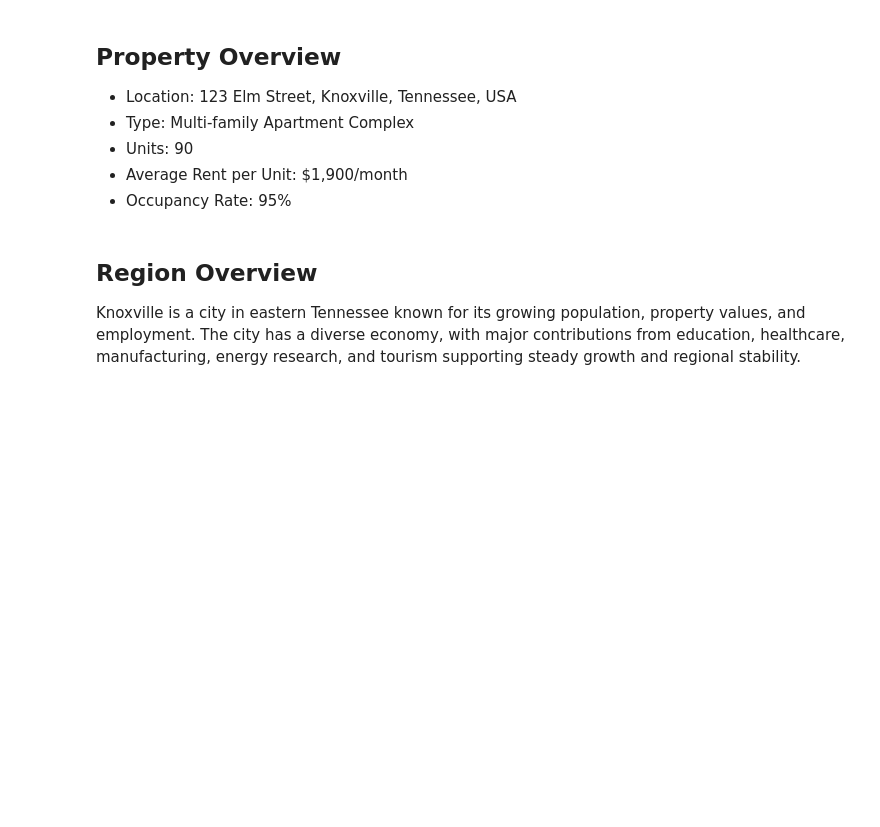
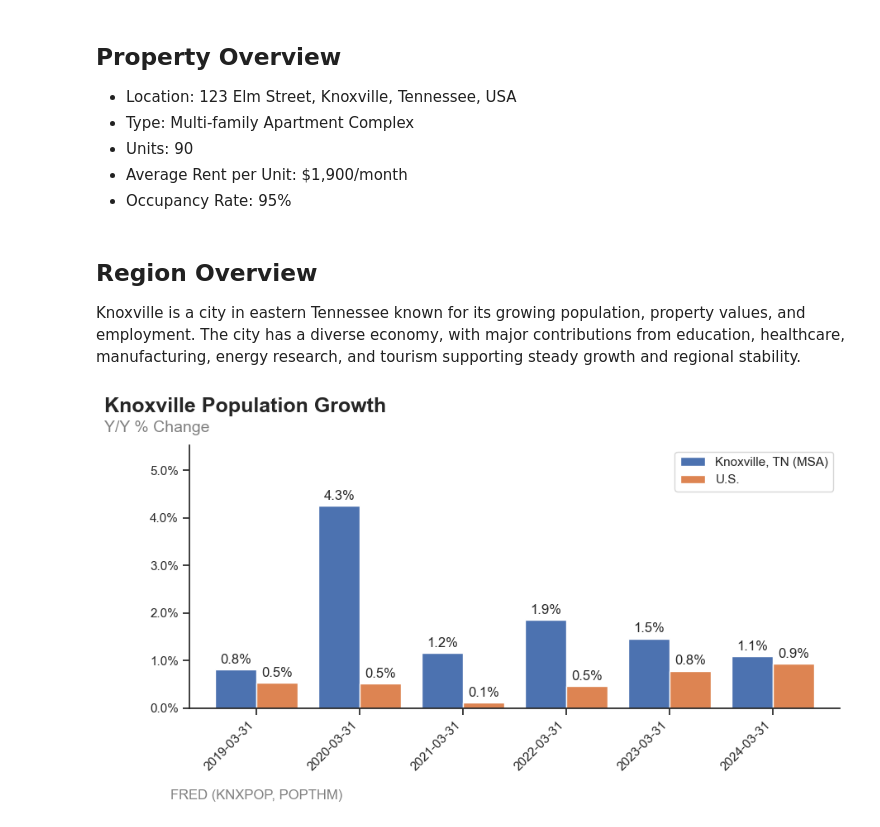
Before and after one commit to aaron-san/ancient-heights, a Jupyter notebook: index.ipynb, the cells around one changed output. Drawn from its saved outputs; the diff is of its cells as text; code cells hidden in the pictures; blank space fills up the shorter version.

```diff
--- a/index.ipynb
+++ b/index.ipynb
@@ -497,43 +501,45 @@ export_table(df=styled, name="pop_growth")
 #     df.style
 #       .set_properties(subset=df.columns, **{"text-align": "right"})
 #       .set_properties(subset=df.index, **{"text-align": "left"})
 # )
 
 # (
 #     df.style
 #       .apply(lambda x: ["background-color: #f5f5f5"]*len(x),
 #              subset=pd.IndexSlice[[df.index[-1]], :])
 # )
 
 # df.style.format("{:.1%}").to_html("table.html")
 
 # df_pop["knox_pop_prc_chg"] = df_pop["knox_pop"].pct_change()
 # df_pop["us_pop_prc_chg"] = df_pop["us_pop"].pct_change()
 # print(df_pop.tail())
 long = df_pop.melt(ignore_index=False)
 
 
 long["pct_chg"] = long.groupby("variable")["value"].pct_change(
     periods=1, fill_method=None
 )
 # print(long.tail(100))
 
 # Convert to wide format for plotting
 wide = long.pivot_table(index=long.index, columns="variable", values="pct_chg")
 wide.dropna(inplace=True)
 # print(wide.tail())
 
 
-# plot_bar_pct(
-#     df=wide,
-#     src="FRED (KNXPOP, POPTHM)",
-#     title="Knoxville Population Growth",
-#     subtitle="Total population growth, YoY",
-#     legend_labels=["Knoxville, TN", "US"],
-#     file_name="pop_growth",
-#     period_shift=1,
-#     show=True,
-# )
+plot_bar_pct(
+    df=wide,
+    footnote="FRED (KNXPOP, POPTHM)",
+    title="Knoxville Population Growth",
+    subtitle="Y/Y % Change",
+    legend_labels=["Knoxville, TN (MSA)", "U.S."],
+    file_name="pop_growth",
+    period_shift=1,
+    show=True,
+)
+# %% [output]
+[figure, added]
 # %%
 df_gdp = df.loc[:, ["knox_gdp", "us_gdp"]].copy()
 
```
Also changed, not shown: parts of 27 cells of this notebook, 9 other files.
